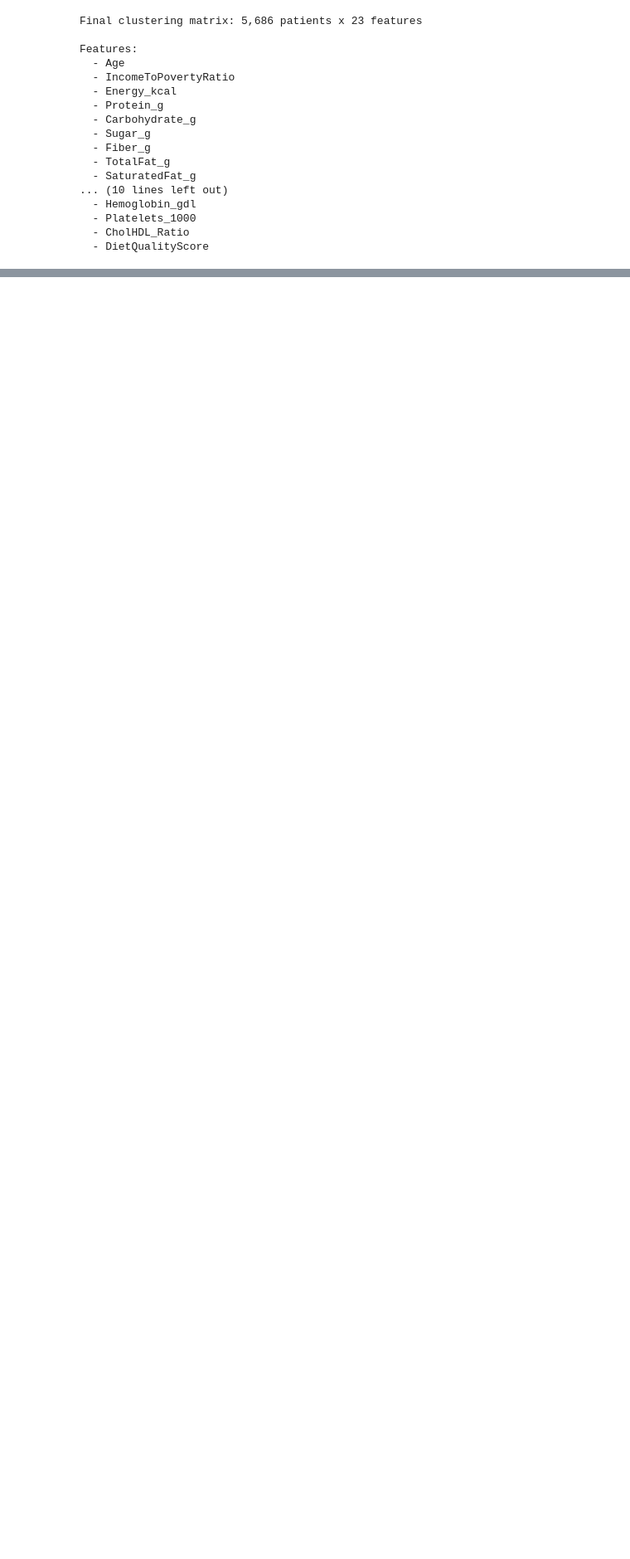
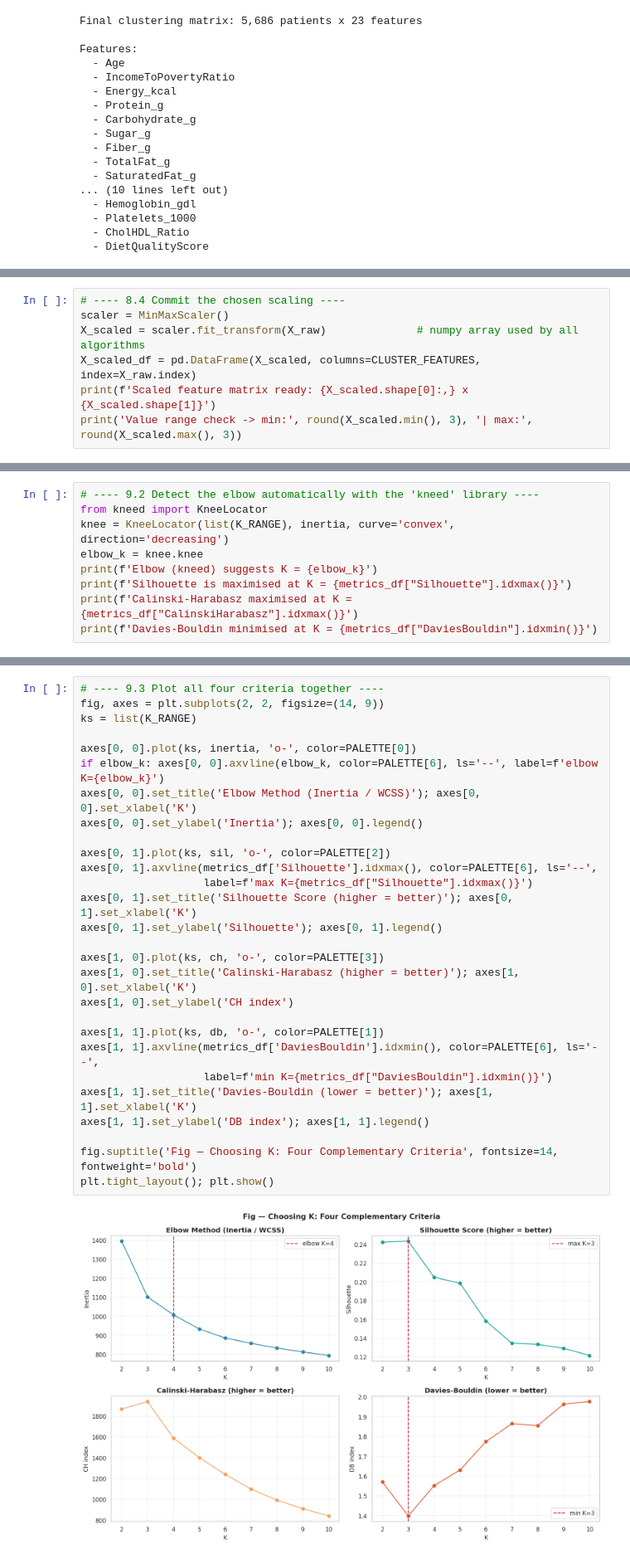
Before and after one commit to Syed-Irfan-1165/Patient-Segmentation-using-Unsupervised-Machine-Learning, a Jupyter notebook: notebooks/NHANES_Patient_Segmentation_PROGRESS.ipynb, the cells around one changed output, grey strips where cells are left out. Shown at 83% size. Cells and saved outputs as stored; diff of their text form; blank space fills up the shorter version.

```diff
--- a/notebooks/NHANES_Patient_Segmentation_PROGRESS.ipynb
+++ b/notebooks/NHANES_Patient_Segmentation_PROGRESS.ipynb
@@ -980,0 +1099,7 @@ Features:
+# %%
+# ---- 8.4 Commit the chosen scaling ----
+scaler = MinMaxScaler()
+X_scaled = scaler.fit_transform(X_raw)              # numpy array used by all algorithms
+X_scaled_df = pd.DataFrame(X_scaled, columns=CLUSTER_FEATURES, index=X_raw.index)
+print(f'Scaled feature matrix ready: {X_scaled.shape[0]:,} x {X_scaled.shape[1]}')
+print('Value range check -> min:', round(X_scaled.min(), 3), '| max:', round(X_scaled.max(), 3))
@@ -980,0 +1152,9 @@ Features:
+# %%
+# ---- 9.2 Detect the elbow automatically with the 'kneed' library ----
+from kneed import KneeLocator
+knee = KneeLocator(list(K_RANGE), inertia, curve='convex', direction='decreasing')
+elbow_k = knee.knee
+print(f'Elbow (kneed) suggests K = {elbow_k}')
+print(f'Silhouette is maximised at K = {metrics_df["Silhouette"].idxmax()}')
+print(f'Calinski-Harabasz maximised at K = {metrics_df["CalinskiHarabasz"].idxmax()}')
+print(f'Davies-Bouldin minimised at K = {metrics_df["DaviesBouldin"].idxmin()}')
@@ -980,0 +1166,30 @@ Features:
+# %%
+# ---- 9.3 Plot all four criteria together ----
+fig, axes = plt.subplots(2, 2, figsize=(14, 9))
+ks = list(K_RANGE)
+
+axes[0, 0].plot(ks, inertia, 'o-', color=PALETTE[0])
+if elbow_k: axes[0, 0].axvline(elbow_k, color=PALETTE[6], ls='--', label=f'elbow K={elbow_k}')
+axes[0, 0].set_title('Elbow Method (Inertia / WCSS)'); axes[0, 0].set_xlabel('K')
+axes[0, 0].set_ylabel('Inertia'); axes[0, 0].legend()
+
+axes[0, 1].plot(ks, sil, 'o-', color=PALETTE[2])
+axes[0, 1].axvline(metrics_df['Silhouette'].idxmax(), color=PALETTE[6], ls='--',
+                   label=f'max K={metrics_df["Silhouette"].idxmax()}')
+axes[0, 1].set_title('Silhouette Score (higher = better)'); axes[0, 1].set_xlabel('K')
+axes[0, 1].set_ylabel('Silhouette'); axes[0, 1].legend()
+
+axes[1, 0].plot(ks, ch, 'o-', color=PALETTE[3])
+axes[1, 0].set_title('Calinski-Harabasz (higher = better)'); axes[1, 0].set_xlabel('K')
+axes[1, 0].set_ylabel('CH index')
+
+axes[1, 1].plot(ks, db, 'o-', color=PALETTE[1])
+axes[1, 1].axvline(metrics_df['DaviesBouldin'].idxmin(), color=PALETTE[6], ls='--',
+                   label=f'min K={metrics_df["DaviesBouldin"].idxmin()}')
+axes[1, 1].set_title('Davies-Bouldin (lower = better)'); axes[1, 1].set_xlabel('K')
+axes[1, 1].set_ylabel('DB index'); axes[1, 1].legend()
+
+fig.suptitle('Fig — Choosing K: Four Complementary Criteria', fontsize=14, fontweight='bold')
+plt.tight_layout(); plt.show()
+# %% [output]
+[figure, added]
```
Also changed, not shown: parts of 19 cells of this notebook.
